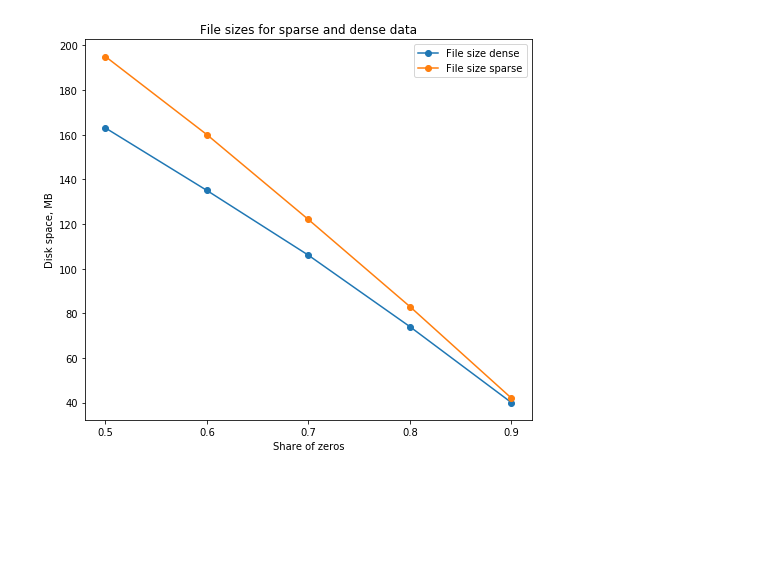
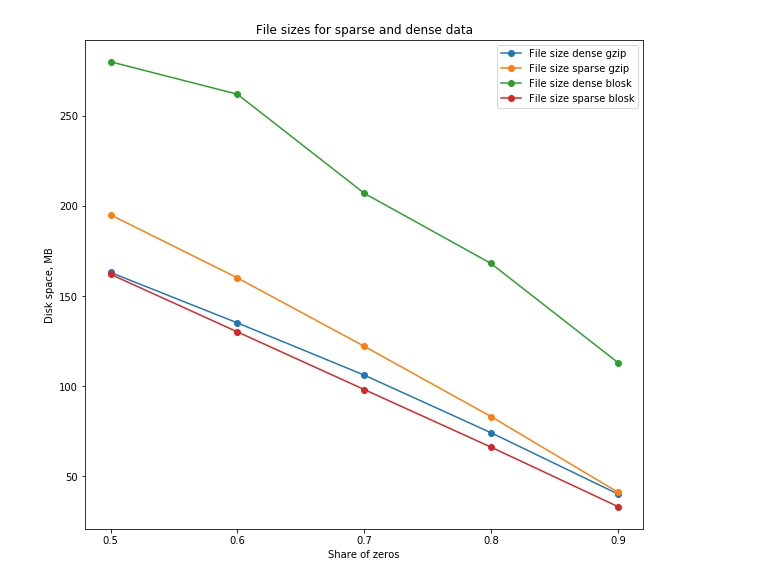
Before and after one commit to Koncopd/anndata-scanpy-benchmarks, a Jupyter notebook: File_sizes.ipynb, the cells around one changed output. Cells and saved outputs as stored; diff of their text form; code cells hidden in the pictures; blank space fills up the shorter version.

```diff
--- a/File_sizes.ipynb
+++ b/File_sizes.ipynb
@@ -32,17 +52,20 @@ del D
 # %%
 x = np.arange(len(sparsity_levels))
 
-plt.figure(figsize=(8, 7))
+plt.figure(figsize=(10, 9))
 
-plt.plot(x, disk_usage_dense, marker='o', label='File size dense')
-plt.plot(x, disk_usage_sparse, marker='o', label='File size sparse')
+plt.plot(x, disk_usage_dense_gzip, marker='o', label='File size dense gzip')
+plt.plot(x, disk_usage_sparse_gzip, marker='o', label='File size sparse gzip')
+
+plt.plot(x, disk_usage_dense_blosk, marker='o', label='File size dense blosk')
+plt.plot(x, disk_usage_sparse_blosk, marker='o', label='File size sparse blosk')
 
 plt.xticks(x, sparsity_levels)
 plt.title('File sizes for sparse and dense data')
 plt.xlabel('Share of zeros')
 plt.ylabel('Disk space, MB')
 plt.legend()
 
 plt.show()
 # %% [output]
-[figure, old version]
+[figure, new version]
```
Also changed, not shown: parts of 2 cells of this notebook, 2 other files.
